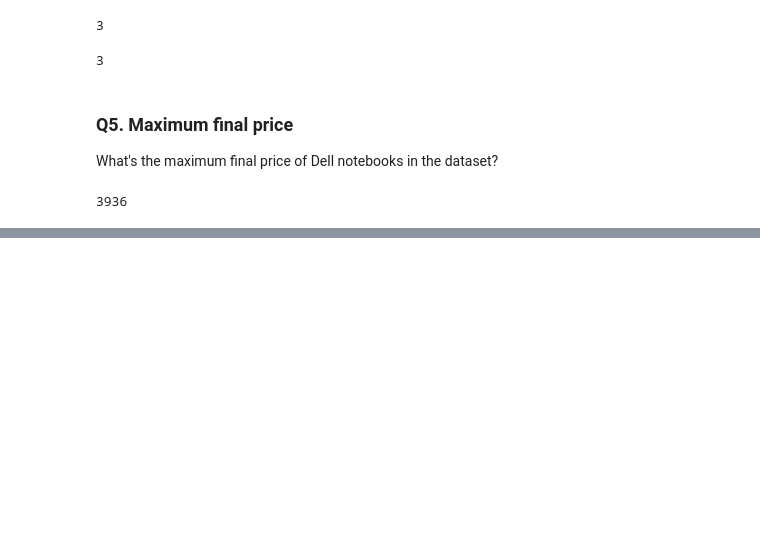
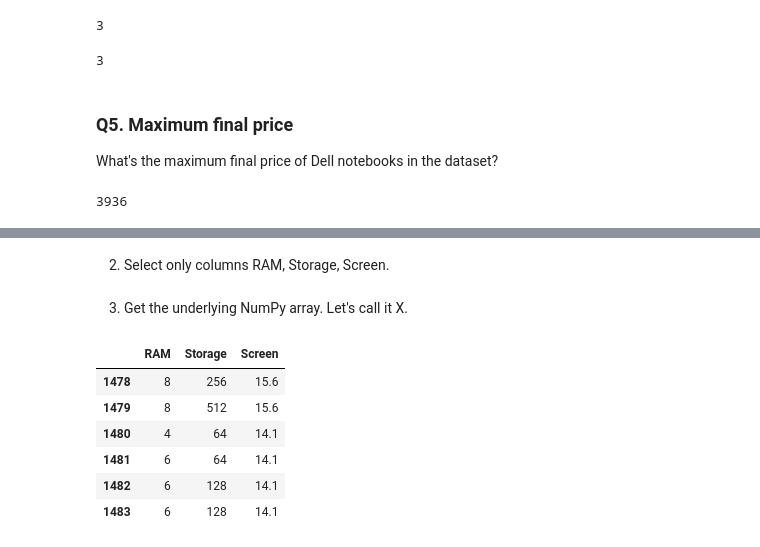
Before and after one commit to eekevall/machine-learning-zoomcamp-2024, a Jupyter notebook: 01-Intro/homework.ipynb, the cells around one changed output, grey strips where cells are left out. Saved outputs shown, nothing was run; the diff lists cells and outputs as text; code cells hidden in the pictures; blank space fills up the shorter version.

```diff
--- a/01-Intro/homework.ipynb
+++ b/01-Intro/homework.ipynb
@@ -190,0 +286,16 @@ print(int(df_Dell['Final Price'].max()))
+# %% [markdown]
+2. Select only columns RAM, Storage, Screen.
+# %%
+X = df_Innjoo.iloc[:, [5, 6, 9]]
+# %% [markdown]
+3. Get the underlying NumPy array. Let's call it X.
+# %%
+X
+# %% [output]
+|  | RAM | Storage | Screen |
+| 1478 | 8 | 256 | 15.6 |
+| 1479 | 8 | 512 | 15.6 |
+| 1480 | 4 | 64 | 14.1 |
+| 1481 | 6 | 64 | 14.1 |
+| 1482 | 6 | 128 | 14.1 |
+| 1483 | 6 | 128 | 14.1 |
```
Also changed, not shown: parts of 30 cells of this notebook.
